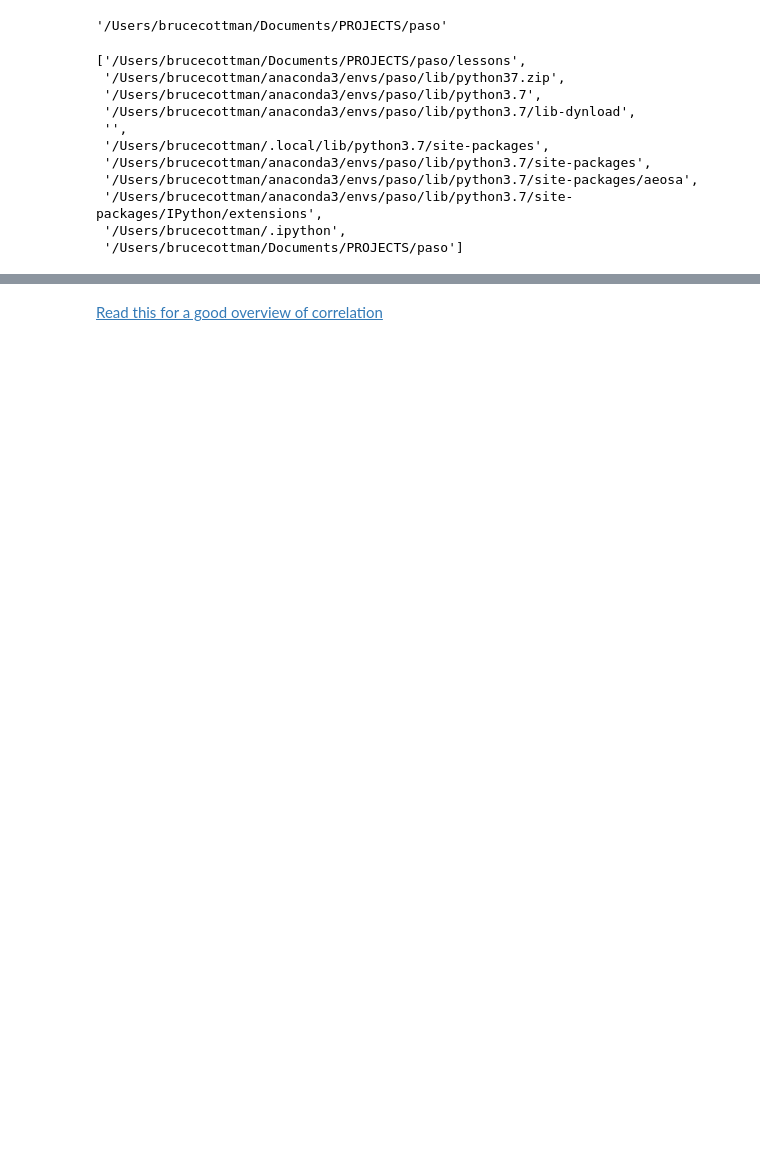
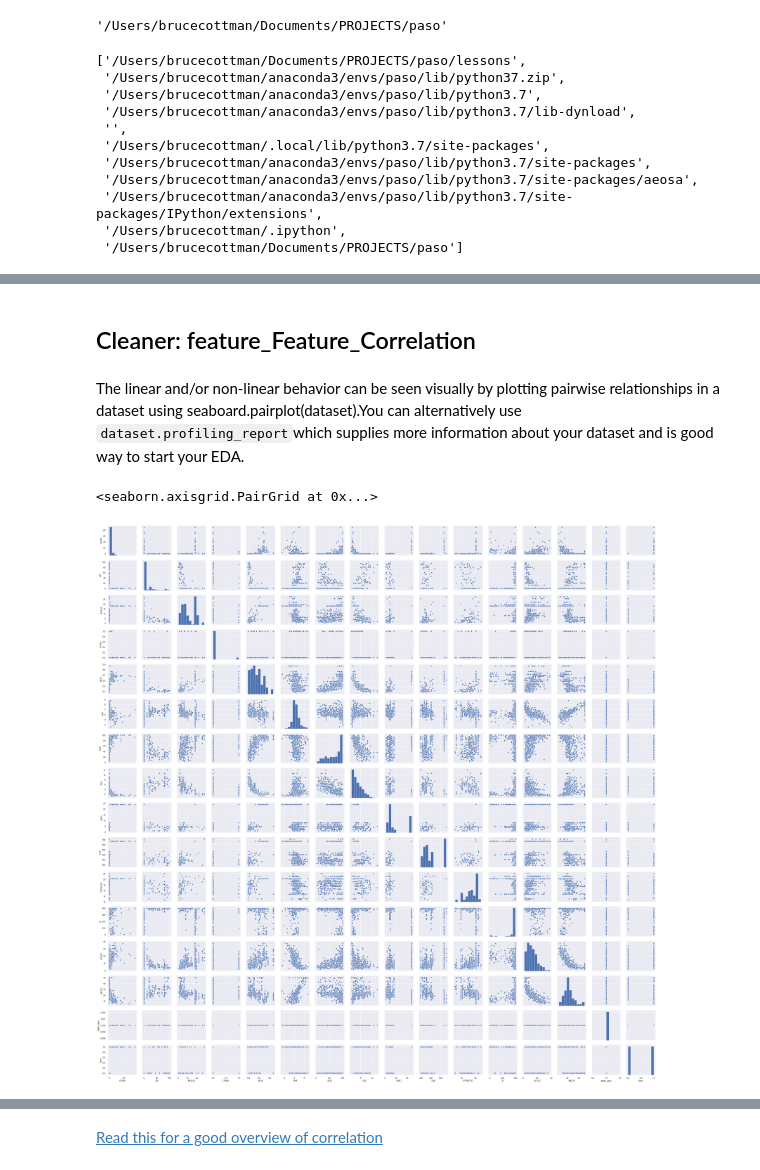
Before and after one commit to bcottman/paso, a Jupyter notebook: lessons/lesson-2.ipynb, the cells around one changed output, grey strips where cells are left out. Cells and saved outputs as stored; diff of their text form; code cells hidden in the pictures; blank space fills up the shorter version.

```diff
--- a/lessons/lesson-2.ipynb
+++ b/lessons/lesson-2.ipynb
@@ -244,0 +326,3 @@ Features_Variances().transform(City)
+# %%
+dataset['CRIM1'] = dataset['CRIM12'] = dataset['CRIM']
+dataset.head(n=2)
@@ -244,0 +353,3 @@ Features_Variances().transform(City)
+# %%
+dataset['constant'] = 0.0
+dataset.head(n=2)
@@ -244,0 +376,3 @@ Features_Variances().transform(City)
+# %%
+dataset.reset_index(inplace=True)
+dataset.head(n=5)
@@ -244,0 +449,4 @@ Features_Variances().transform(City)
+# %%
+dataset['bool'] = 'F'
+dataset['bool'].loc[0:dataset.shape[0]/2] = 'M'
+dataset.head()
@@ -244,0 +506,9 @@ Features_Variances().transform(City)
+# %% [markdown]
+## Cleaner:  feature_Feature_Correlation
+# %% [markdown]
+The linear and/or non-linear behavior can be seen visually by plotting pairwise relationships in a dataset using seaboard.pairplot(dataset).You can alternatively use ``dataset.profiling_report``which supplies more information about your dataset and is good way to start your EDA.
+# %%
+sns.pairplot(dataset)
+# %% [output]
+<seaborn.axisgrid.PairGrid at 0x...>
+[figure, added]
```
Also changed, not shown: parts of 140 cells of this notebook, 21 other files.
